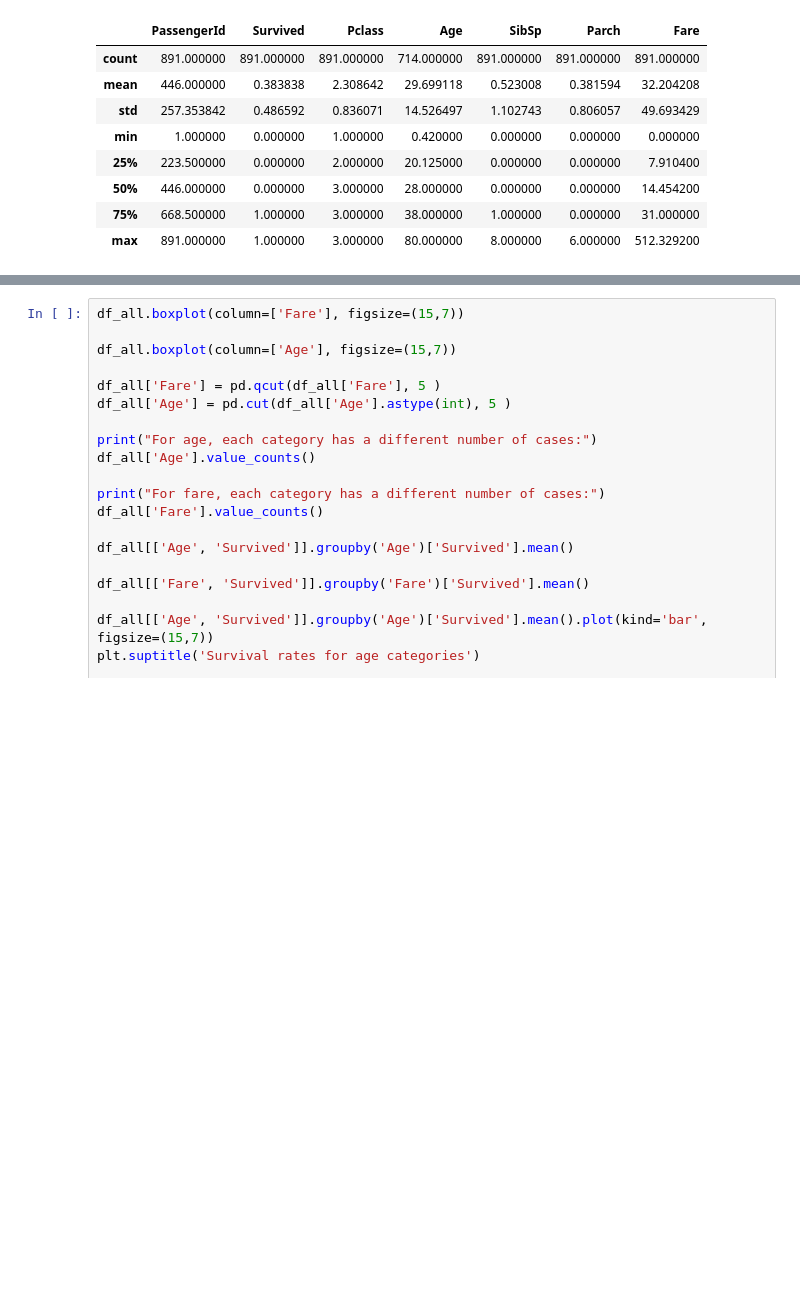
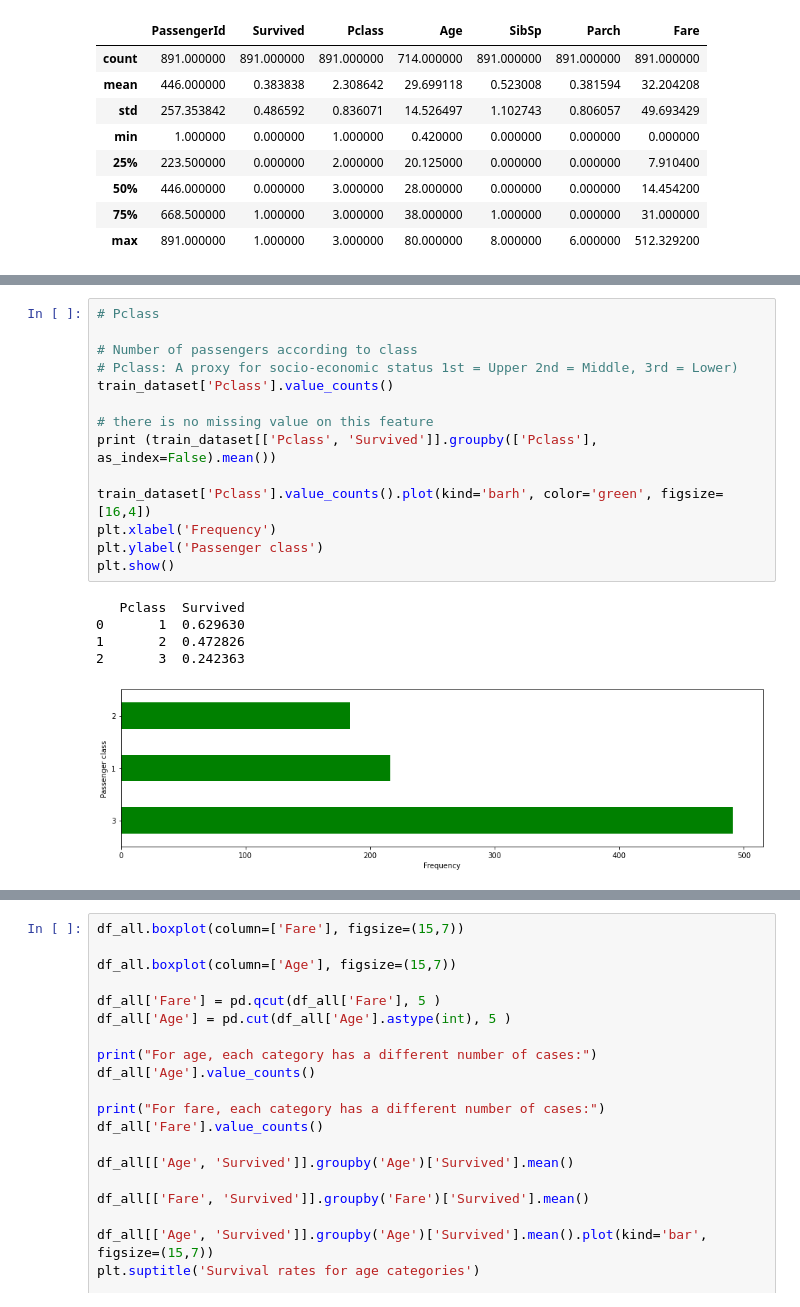
Before and after one commit to Titanic-Project/Titanic-Project, a Jupyter notebook: titanic.ipynb, the cells around one changed output, grey strips where cells are left out. Drawn from its saved outputs; the diff is of its cells as text; blank space fills up the shorter version.

```diff
--- a/titanic.ipynb
+++ b/titanic.ipynb
@@ -455,0 +171,20 @@ dtype: int64
+# %%
+# Pclass
+
+# Number of passengers according to class
+# Pclass: A proxy for socio-economic status 1st = Upper 2nd = Middle, 3rd = Lower)
+train_dataset['Pclass'].value_counts()
+
+# there is no missing value on this feature
+print (train_dataset[['Pclass', 'Survived']].groupby(['Pclass'], as_index=False).mean())
+
+train_dataset['Pclass'].value_counts().plot(kind='barh', color='green', figsize=[16,4])
+plt.xlabel('Frequency')
+plt.ylabel('Passenger class')
+plt.show()
+# %% [output]
+   Pclass  Survived
+0       1  0.629630
+1       2  0.472826
+2       3  0.242363
+[figure, added]
```
Also changed, not shown: parts of 52 cells of this notebook.
